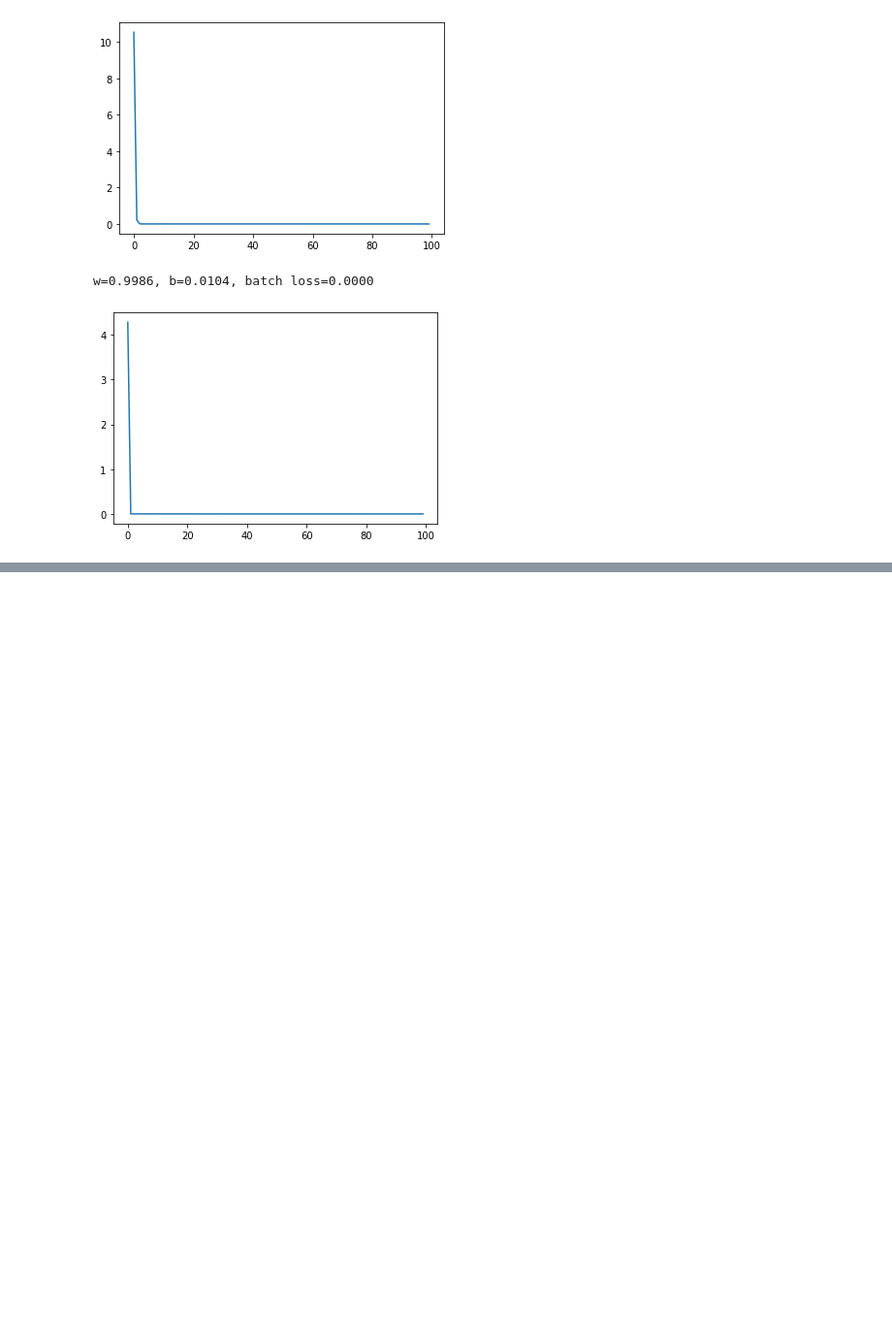
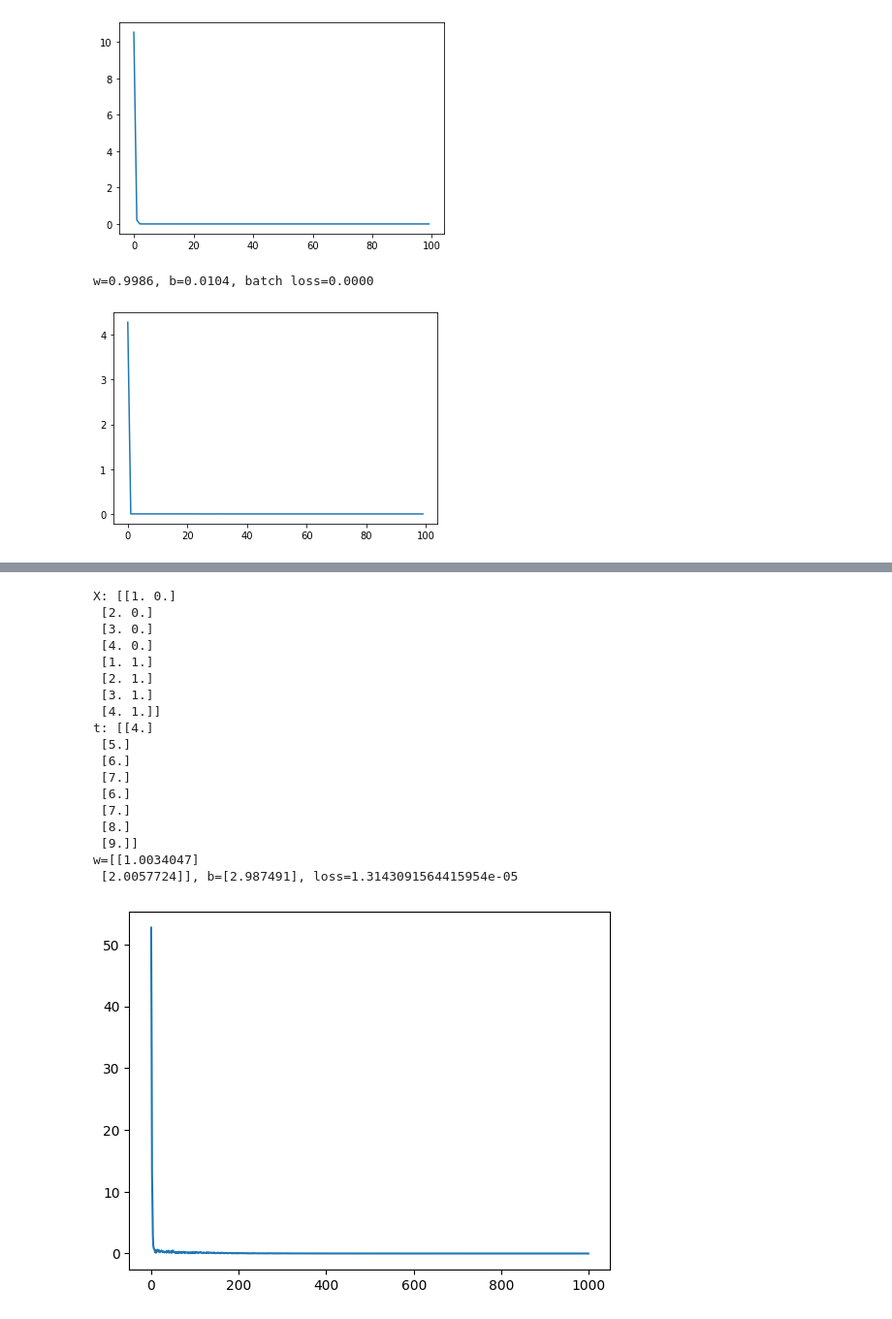
Before and after one commit to Eunhasuiin/Tensorflow-DeepLearning-Programing, a Jupyter notebook: TDP_03.ipynb, the cells around one changed output, grey strips where cells are left out. Shown at 97% size. Cells and saved outputs as stored; diff of their text form; code cells hidden in the pictures; blank space fills up the shorter version.

```diff
--- a/TDP_03.ipynb
+++ b/TDP_03.ipynb
@@ -309,0 +429,80 @@ w=0.9986, b=0.0104, batch loss=0.0000
+# %%
+from tensorflow.python.eager.backprop import GradientTape
+import numpy as np
+import tensorflow as tf
+import matplotlib.pyplot as plt
+
+MSE=tf.keras.losses.MeanSquaredError()
+
+
+train_data=np.array([ #X is 8X2 array t is 8X1 array
+#   x1,x2,t
+    [1,0,4],
+    [2,0,5],
+    [3,0,6],
+    [4,0,7],
+    [1,1,6],
+    [2,1,7],
+    [3,1,8],
+    [4,1,9]], dtype=np.float32
+)
+
+X=train_data[:,:-1]
+t=train_data[:,-1:]
+print('X:',X)
+print('t:',t)
+
+tf.random.set_seed(1)
+W=tf.Variable(tf.random.normal(shape=[2,1]),) #2X1 array
+b=tf.Variable(tf.random.normal(shape=[1]))
+loss_list=[]
+lr=0.01
+
+train_size=X.shape[0]
+batch_size=4
+K=train_size//batch_size
+
+for epoch in range(1000):
+  batch_loss=0.0
+  for step in range(K):
+    mask=np.random.choice(train_size, batch_size)
+    X_mask=X[mask]
+    t_mask=t[mask]
+
+    with tf.GradientTape() as tape:
+      y=tf.matmul(X_mask,W) + b
+      loss=MSE(y,t_mask)
+
+    batch_loss+=loss.numpy()
+
+    dW, dB = tape.gradient(loss, [W,b])
+    W.assign_sub(lr*dW)
+    b.assign_sub(lr*dB)
+
+  batch_loss/=K
+  loss_list.append(batch_loss)
+
+print("w={}, b={}, loss={}".format(W.numpy(), b.numpy(), loss.numpy()))
+
+plt.plot(loss_list)
+plt.show()
+# %% [output]
+X: [[1. 0.]
+ [2. 0.]
+ [3. 0.]
+ [4. 0.]
+ [1. 1.]
+ [2. 1.]
+ [3. 1.]
+ [4. 1.]]
+t: [[4.]
+ [5.]
+ [6.]
+ [7.]
+ [6.]
+ [7.]
+ [8.]
+ [9.]]
+w=[[1.0034047]
+ [2.0057724]], b=[2.987491], loss=1.3143091564415954e-05
+[figure, added]
```
Also changed, not shown: parts of 13 cells of this notebook.
